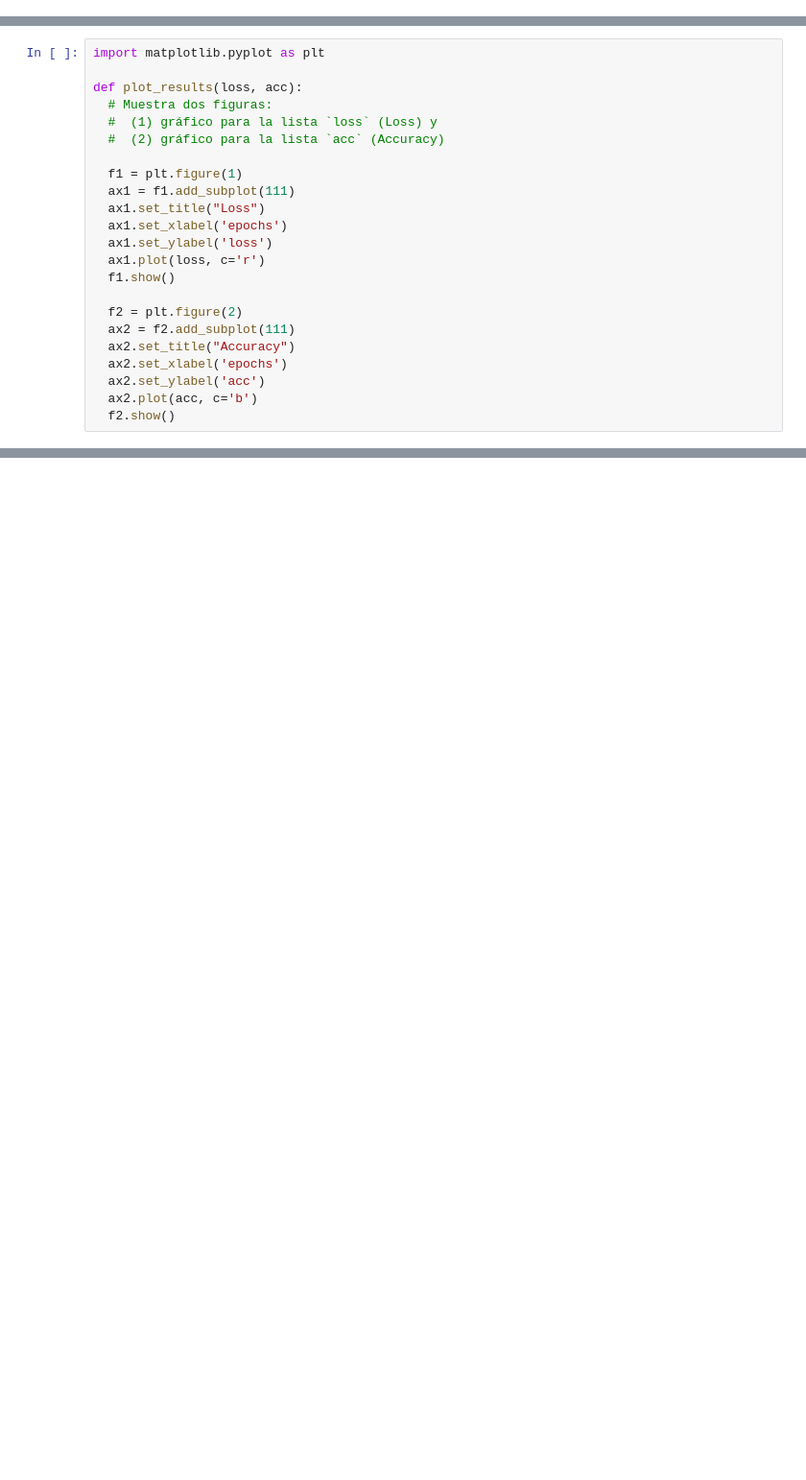
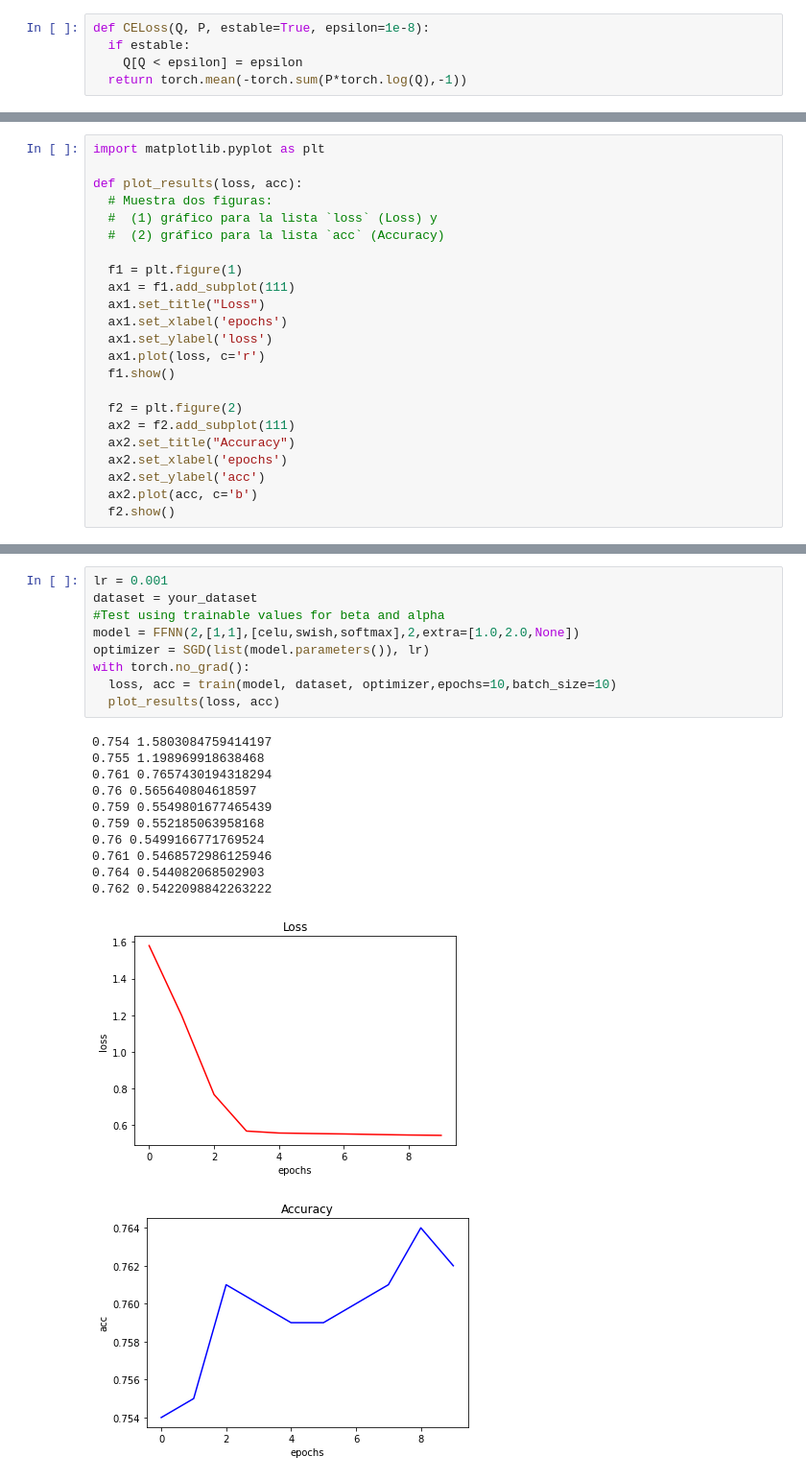
Before and after one commit to humbertordrgs/DL_T_2, a Jupyter notebook: answers.ipynb, the cells around one changed output, grey strips where cells are left out. Shown at 96% size. Saved outputs shown, nothing was run; the diff lists cells and outputs as text; blank space fills up the shorter version.

```diff
--- a/answers.ipynb
+++ b/answers.ipynb
@@ -295,0 +254,5 @@ with torch.no_grad():
+# %%
+def CELoss(Q, P, estable=True, epsilon=1e-8):
+  if estable:
+    Q[Q < epsilon] = epsilon
+  return torch.mean(-torch.sum(P*torch.log(Q),-1))
@@ -325,0 +1026,22 @@ def plot_results(loss, acc):
+# %%
+lr = 0.001
+dataset = your_dataset
+#Test using trainable values for beta and alpha
+model = FFNN(2,[1,1],[celu,swish,softmax],2,extra=[1.0,2.0,None])
+optimizer = SGD(list(model.parameters()), lr)
+with torch.no_grad():
+  loss, acc = train(model, dataset, optimizer,epochs=10,batch_size=10)
+  plot_results(loss, acc)
+# %% [output]
+0.754 1.5803084759414197
+0.755 1.198969918638468
+0.761 0.7657430194318294
+0.76 0.565640804618597
+0.759 0.5549801677465439
+0.759 0.552185063958168
+0.76 0.5499166771769524
+0.761 0.5468572986125946
+0.764 0.544082068502903
+0.762 0.5422098842263222
+[figure, added]
+[figure, added]
```
Also changed, not shown: parts of 78 cells of this notebook.
